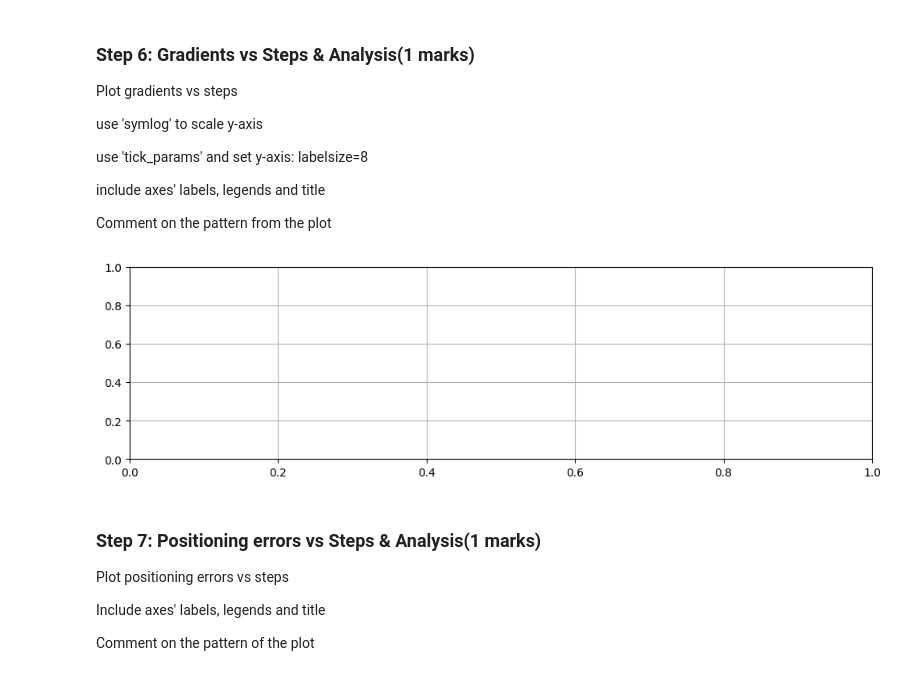
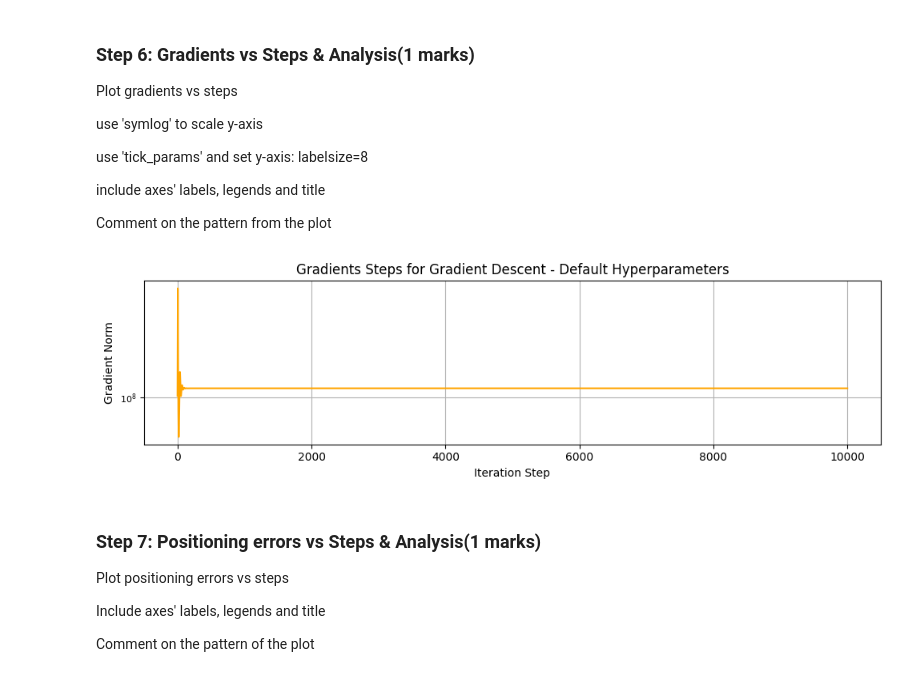
Before and after one commit to hannaginther/ENGG680_2025_Fall, a Jupyter notebook: Lab_Assignment2/Assignment2_Upload.ipynb, the cells around one changed output. Cells and saved outputs as stored; diff of their text form; code cells hidden in the pictures.

```diff
--- a/Lab_Assignment2/Assignment2_Upload.ipynb
+++ b/Lab_Assignment2/Assignment2_Upload.ipynb
@@ -835,15 +839,23 @@ Comment on the pattern from the plot
 # %%
 fig , ax = plt.subplots(nrows=1,ncols=1, figsize=(10,3))
 # (0.5 marks)
-# ...
+grad_norms = [np.linalg.norm(g) for g in arr_grad]
+
+ax.plot(grad_norms, label='Gradients', color='orange')
+ax.set_yscale('symlog')
+ax.tick_params(axis='y', labelsize=8)
+ax.set_xlabel('Iteration Step')
+ax.set_ylabel('Gradient Norm')
+ax.set_title('Gradients Steps for Gradient Descent - Default Hyperparameters')
+
 ax.grid(True)
 fig.tight_layout()
 plt.show()
 
 # Comment on the pattern (0.5 marks)
 # ...
 # %% [output]
-[figure, old version]
+[figure, new version]
 # %% [markdown]
 ### Step 7: Positioning errors vs Steps & Analysis(1 marks)
 Plot positioning errors vs steps
```
Also changed, not shown: parts of 8 cells of this notebook.
